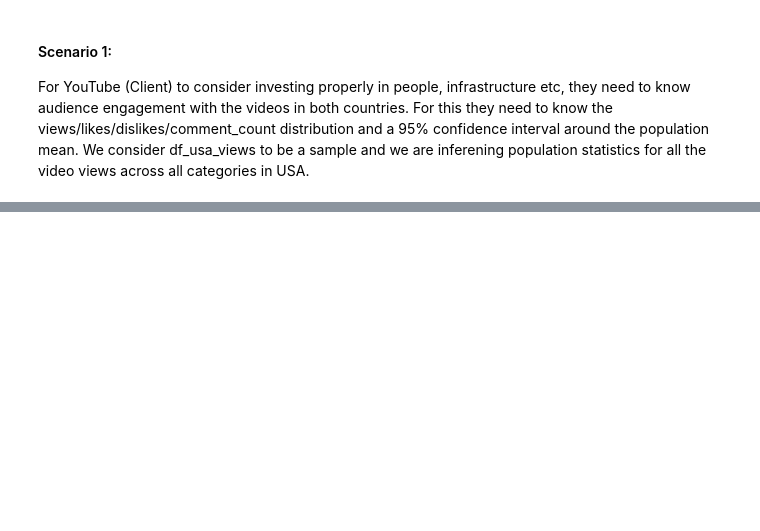
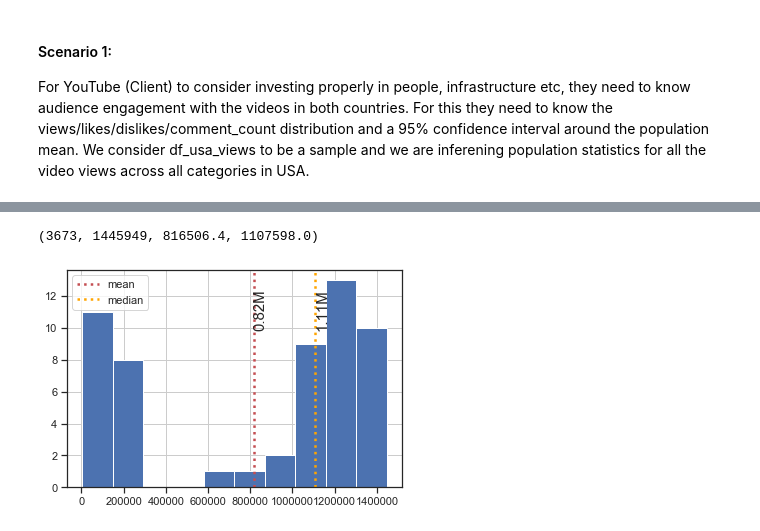
Before and after one commit to fariha23/YouTube_Data_Analysis_Video_Categories, a Jupyter notebook: YouTube-Statistics.ipynb, the cells around one changed output, grey strips where cells are left out. Drawn from its saved outputs; the diff is of its cells as text; code cells hidden in the pictures; blank space fills up the shorter version.

```diff
--- a/YouTube-Statistics.ipynb
+++ b/YouTube-Statistics.ipynb
@@ -23,3 +24,6 @@ df_usa_views_log=np.log10(df_usa['views']+1)
 df_usa_likes_log=np.log10(df_usa['likes']+1)
 df_usa_dlikes_log=np.log10(df_usa['dislikes']+1)
 df_usa_comments_log=np.log10(df_usa['comment_count']+1)
+
+#Shows in USA
+shows_usa_df=dw.combined_usa_mx_df.loc[dw.combined_usa_mx_df.category_name=='Shows']
@@ -120,0 +129,16 @@ print('>>>>>>>>>>>>>>>')
+# %%
+temp=shows_usa_df['views']
+shows_usa_views_df=temp.reset_index(drop=True)
+# %%
+shows_usa_views_df.hist()
+
+#Mean
+vertical_line(shows_usa_views_df, np.mean, 'mean', 'r', 10)
+#Median
+vertical_line(shows_usa_views_df, np.median, 'median', 'orange', 10)
+_=plt.legend(loc=0)
+
+np.min(shows_usa_views_df), np.max(shows_usa_views_df), np.mean(shows_usa_views_df), np.median(shows_usa_views_df)
+# %% [output]
+(3673, 1445949, 816506.4, 1107598.0)
+[figure, added]
```
Also changed, not shown: parts of 9 cells of this notebook.
